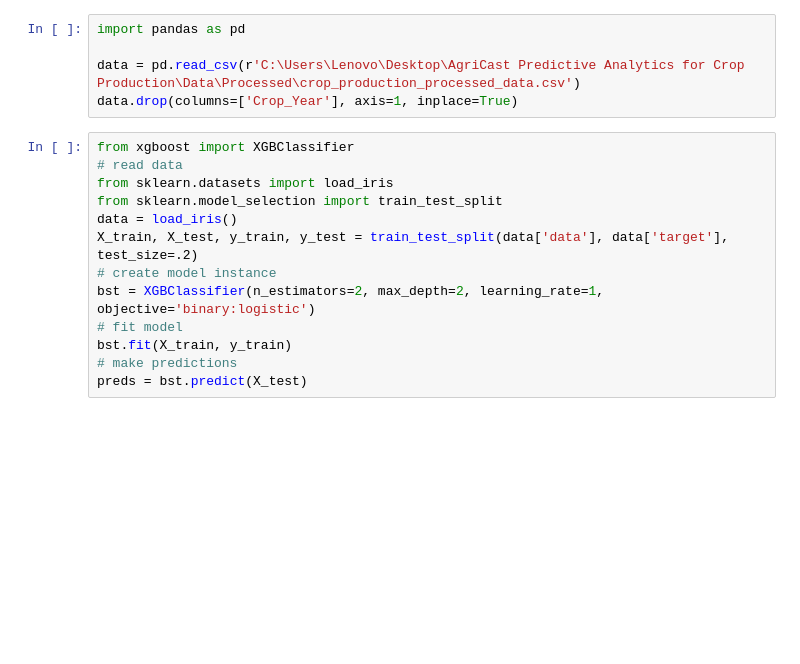
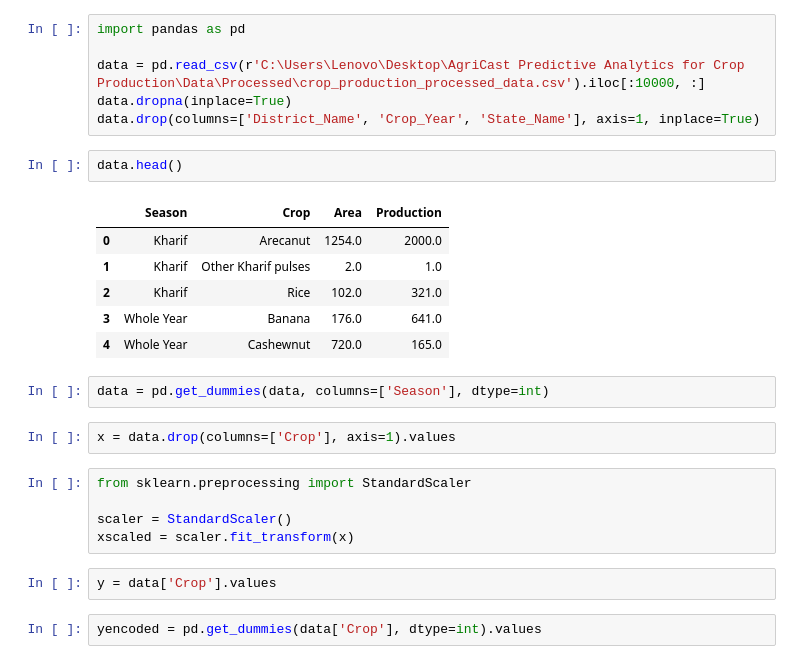
Before and after one commit to Ankit6174/AgriCast-Predictive-Analytics-for-Crop-Production, a Jupyter notebook: models/Classification/XGBoost Classifier.ipynb, the cells around one changed output. Cells and saved outputs as stored; diff of their text form; blank space fills up the shorter version.

```diff
--- a/models/Classification/XGBoost Classifier.ipynb
+++ b/models/Classification/XGBoost Classifier.ipynb
@@ -1,18 +1,28 @@
 # %%
 import pandas as pd
 
-data = pd.read_csv(r'C:\Users\Lenovo\Desktop\AgriCast Predictive Analytics for Crop Production\Data\Processed\crop_production_processed_data.csv')
-data.drop(columns=['Crop_Year'], axis=1, inplace=True)
+data = pd.read_csv(r'C:\Users\Lenovo\Desktop\AgriCast Predictive Analytics for Crop Production\Data\Processed\crop_production_processed_data.csv').iloc[:10000, :]
+data.dropna(inplace=True)
+data.drop(columns=['District_Name', 'Crop_Year', 'State_Name'], axis=1, inplace=True)
-# %%
-from xgboost import XGBClassifier
-# read data
-from sklearn.datasets import load_iris
-from sklearn.model_selection import train_test_split
-data = load_iris()
-X_train, X_test, y_train, y_test = train_test_split(data['data'], data['target'], test_size=.2)
-# create model instance
-bst = XGBClassifier(n_estimators=2, max_depth=2, learning_rate=1, objective='binary:logistic')
-# fit model
-bst.fit(X_train, y_train)
-# make predictions
-preds = bst.predict(X_test)
+# %%
+data.head()
+# %% [output]
+|  | Season | Crop | Area | Production |
+| 0 | Kharif | Arecanut | 1254.0 | 2000.0 |
+| 1 | Kharif | Other Kharif pulses | 2.0 | 1.0 |
+| 2 | Kharif | Rice | 102.0 | 321.0 |
+| 3 | Whole Year | Banana | 176.0 | 641.0 |
+| 4 | Whole Year | Cashewnut | 720.0 | 165.0 |
+# %%
+data = pd.get_dummies(data, columns=['Season'], dtype=int)
+# %%
+x = data.drop(columns=['Crop'], axis=1).values
+# %%
+from sklearn.preprocessing import StandardScaler
+
+scaler = StandardScaler()
+xscaled = scaler.fit_transform(x)
+# %%
+y = data['Crop'].values
+# %%
+yencoded = pd.get_dummies(data['Crop'], dtype=int).values
```
Also changed, not shown: parts of 4 cells of this notebook, 23 other files.
